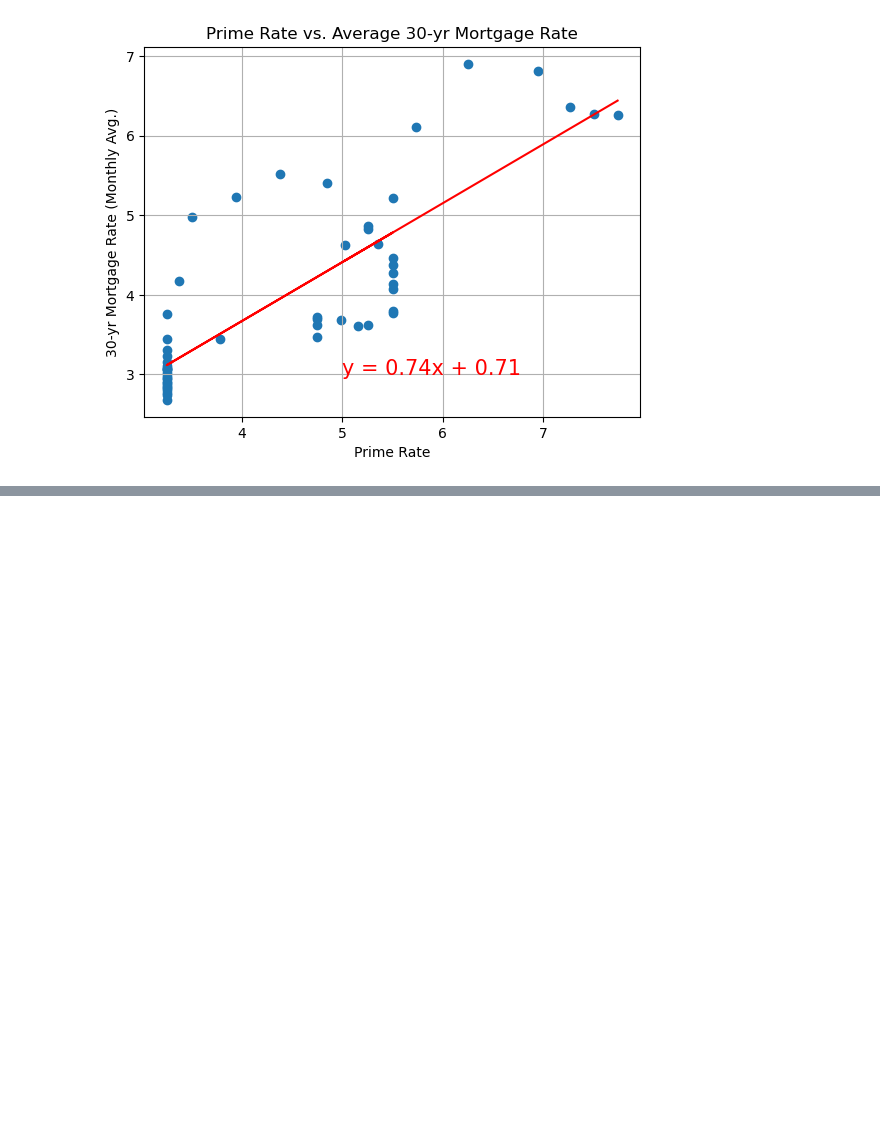
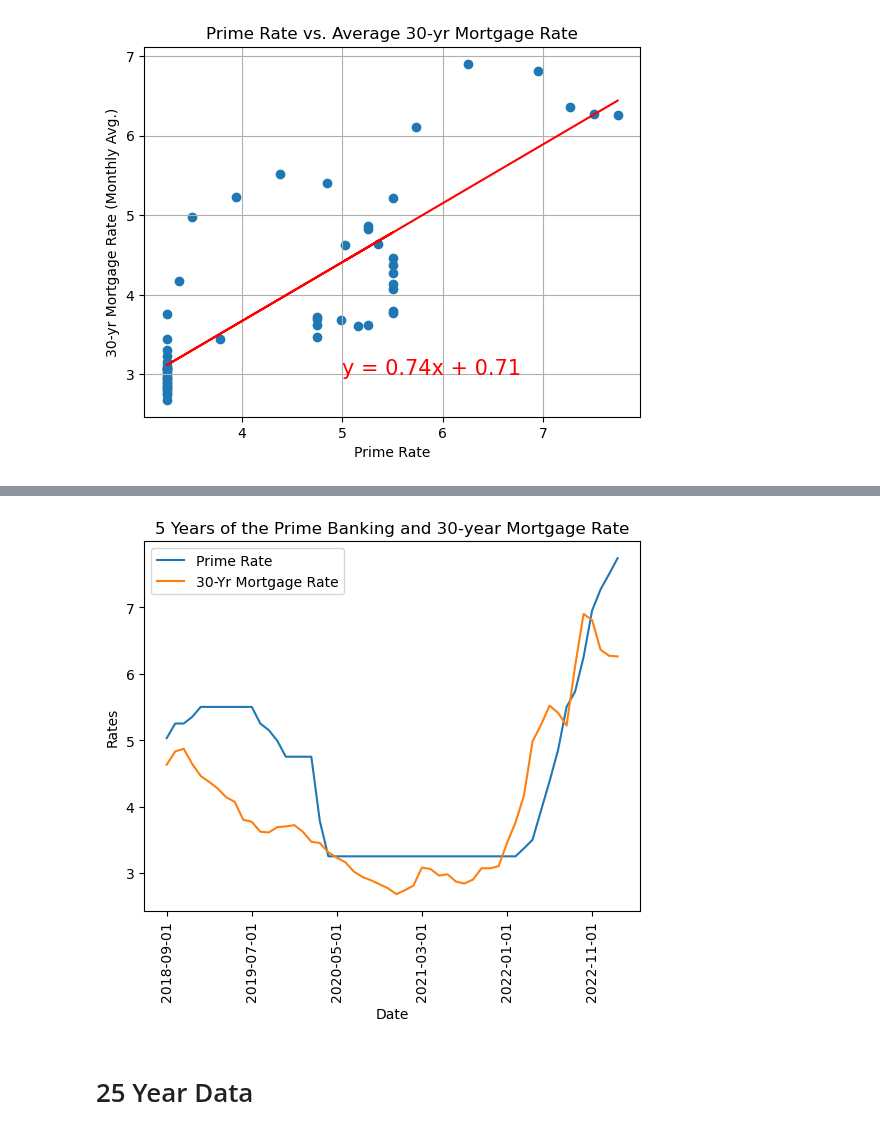
Before and after one commit to ceramicbull/Project-1-Repo, a Jupyter notebook: bens_analysis/Fred API.ipynb, the cells around one changed output, grey strips where cells are left out. Drawn from its saved outputs; the diff is of its cells as text; code cells hidden in the pictures; blank space fills up the shorter version.

Commit message:
added line plot for 5 year API data and line/scatter plot for 25 year data

```diff
--- a/bens_analysis/Fred API.ipynb
+++ b/bens_analysis/Fred API.ipynb
@@ -217,0 +216,6 @@ AttributeError: 'list' object has no attribute 'type'
+# %%
+#combine vertical prime and 30 year Mortgage dataframes for plotting
+combine_virt_df=pd.merge(prime_virt_df,M30_virt_df,left_on="Dates", right_on="Dates")
+#ensure data is numerical for plotting
+_5year_df=combine_virt_df.astype(float)
+_5year_df
@@ -217,0 +241,10 @@ AttributeError: 'list' object has no attribute 'type'
+# %%
+_5year_line=_5year_df.plot(rot=90,
+                xlabel="Date",
+                ylabel="Rates",
+                title="5 Years of the Prime Banking and 30-year Mortgage Rate")
+_5year_line.get_figure().savefig('5line.png', bbox_inches="tight", dpi=300)
+# %% [output]
+[figure, added]
+# %% [markdown]
+# 25 Year Data
```
Also changed, not shown: parts of 18 cells of this notebook, 4 other files.
